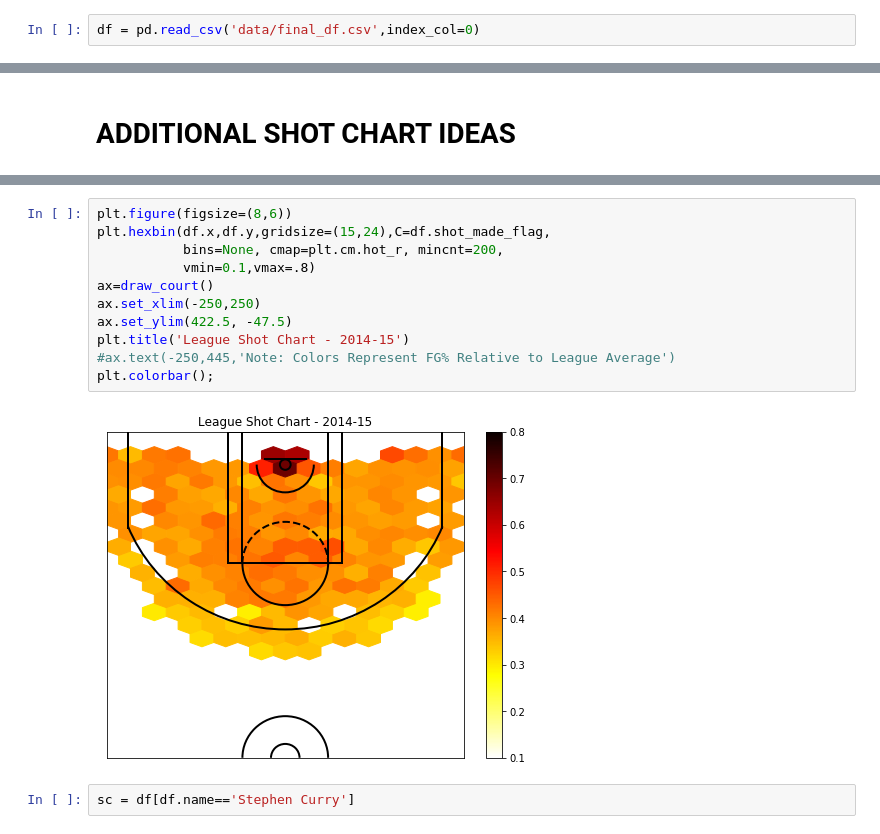
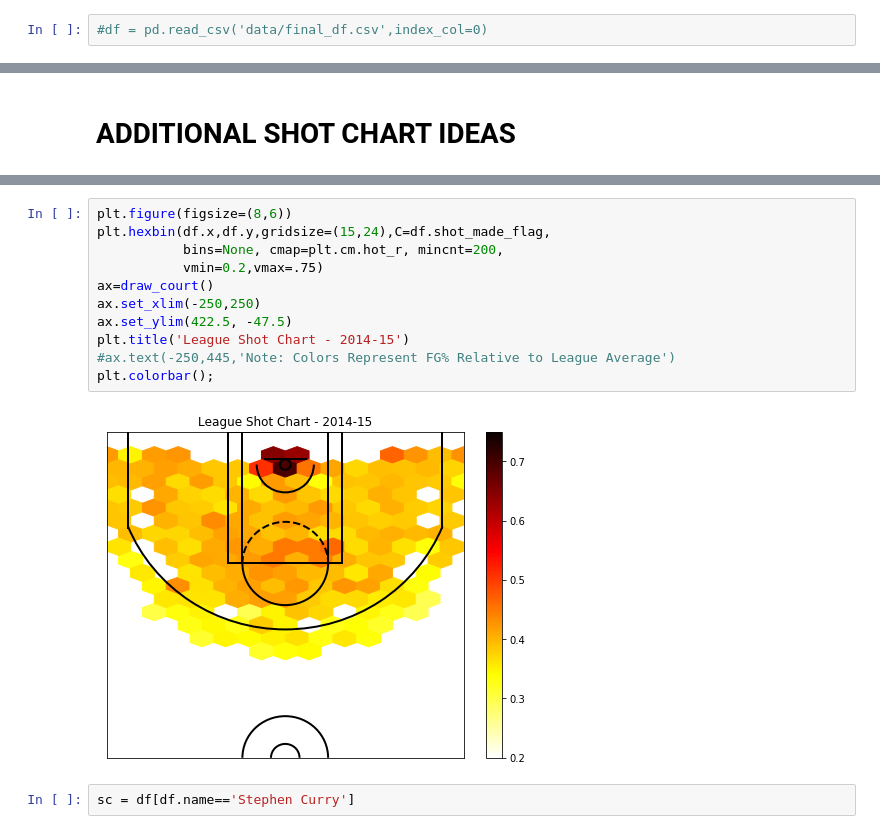
Before and after one commit to slieb74/NBA-Shot-Analysis, a Jupyter notebook: visualizations.ipynb, the cells around one changed output, grey strips where cells are left out. Cells and saved outputs as stored; diff of their text form.

```diff
--- a/visualizations.ipynb
+++ b/visualizations.ipynb
@@ -25,4 +25,4 @@ from shot_chart_viz import find_shootingPcts, draw_court, acquire_playerPic, cdi
 # %%
-df = pd.read_csv('data/final_df.csv',index_col=0)
+#df = pd.read_csv('data/final_df.csv',index_col=0)
 # %% [markdown]
 ## SHOT CHARTS + DROPDOWNS
@@ -217,16 +229,16 @@ plt.colorbar();
 # %%
 plt.figure(figsize=(8,6))
 plt.hexbin(df.x,df.y,gridsize=(15,24),C=df.shot_made_flag,
            bins=None, cmap=plt.cm.hot_r, mincnt=200,
-           vmin=0.1,vmax=.8)
+           vmin=0.2,vmax=.75)
 ax=draw_court()
 ax.set_xlim(-250,250)
 ax.set_ylim(422.5, -47.5)
 plt.title('League Shot Chart - 2014-15')
 #ax.text(-250,445,'Note: Colors Represent FG% Relative to League Average')
 plt.colorbar();
 # %% [output]
-[figure, old version]
+[figure, new version]
 # %%
 sc = df[df.name=='Stephen Curry']
 # %%
```
Also changed, not shown: parts of 16 cells of this notebook.
